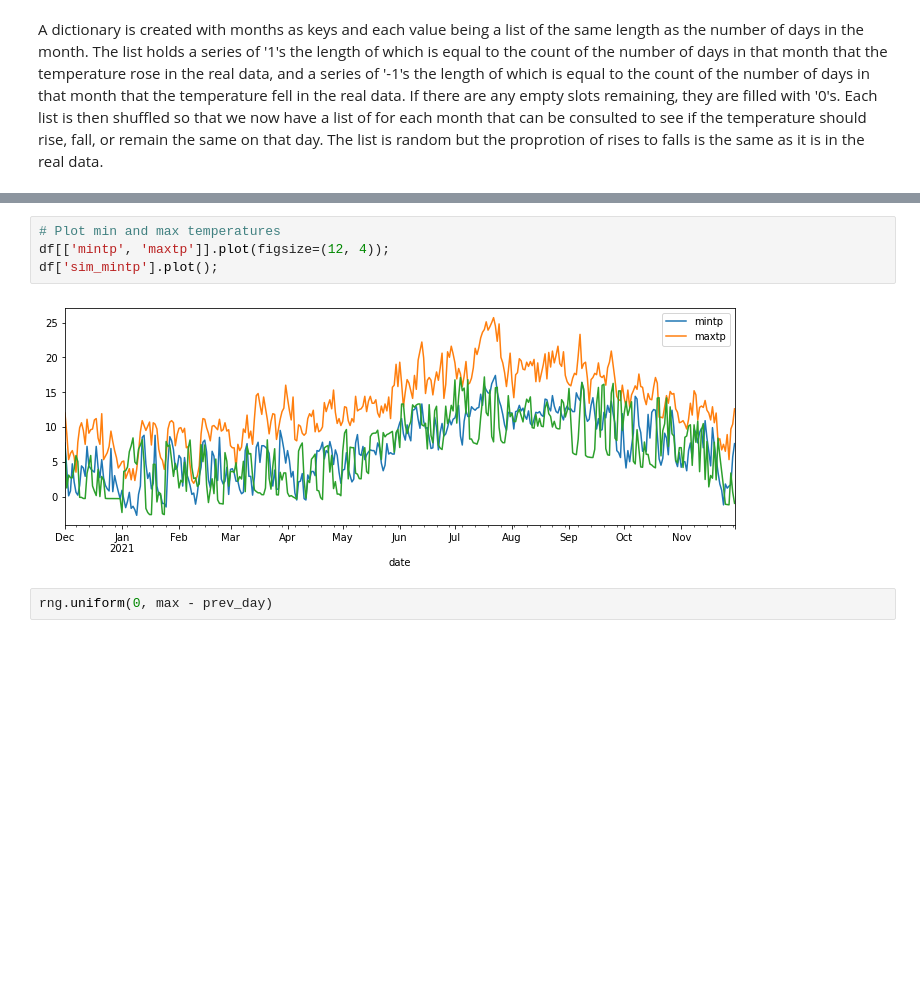
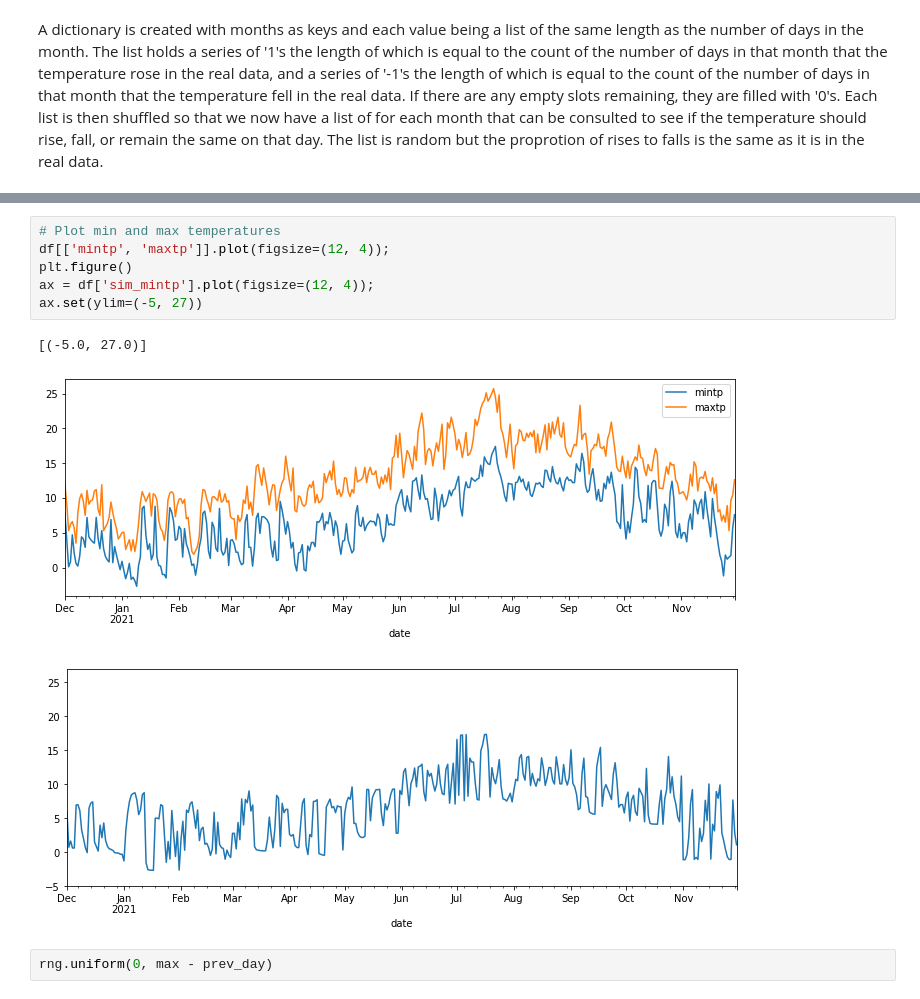
Before and after one commit to fod/simulation, a Jupyter notebook: simulation.ipynb, the cells around one changed output, grey strips where cells are left out. Drawn from its saved outputs; the diff is of its cells as text; blank space fills up the shorter version.

```diff
--- a/simulation.ipynb
+++ b/simulation.ipynb
@@ -217,9 +231,13 @@ df['sim_mintp'] = vals[1:]
 # %%
 # Plot min and max temperatures
 df[['mintp', 'maxtp']].plot(figsize=(12, 4));
-df['sim_mintp'].plot();
+plt.figure()
+ax = df['sim_mintp'].plot(figsize=(12, 4));
+ax.set(ylim=(-5, 27))
 # %% [output]
+[(-5.0, 27.0)]
-[figure, old version]
+[figure, new version]
+[figure, added]
 # %%
 rng.uniform(0, max - prev_day)
 # %% [output]
```
Also changed, not shown: parts of 4 cells of this notebook.
